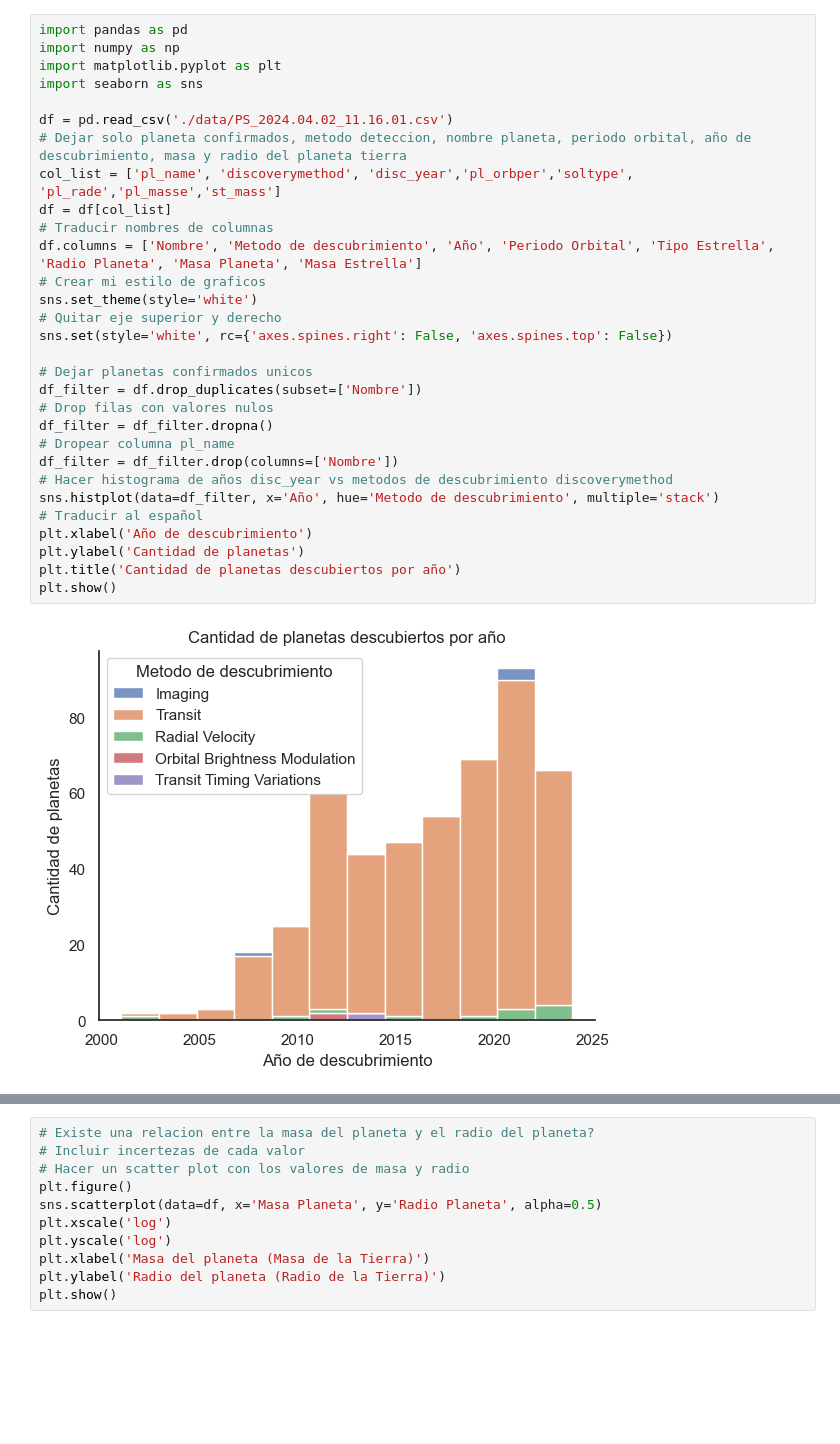
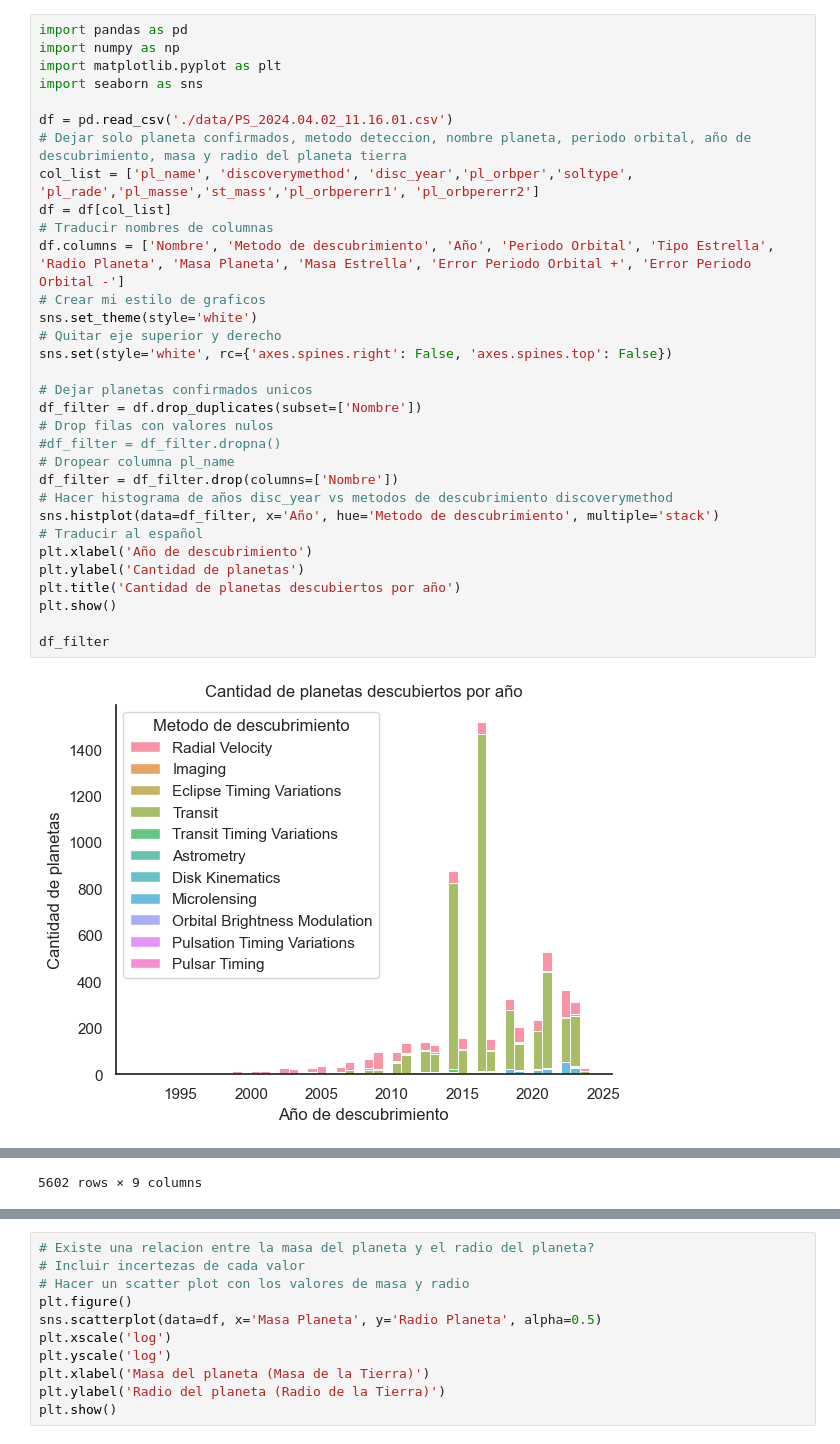
Before and after one commit to IsraelHuentecura/visualizacion_de_datos, a Jupyter notebook: Clase_10_planetas.ipynb, the cells around one changed output, grey strips where cells are left out. Cells and saved outputs as stored; diff of their text form; blank space fills up the shorter version.

```diff
--- a/Clase_10_planetas.ipynb
+++ b/Clase_10_planetas.ipynb
@@ -1,32 +1,34 @@
 # %%
 import pandas as pd
 import numpy as np
 import matplotlib.pyplot as plt
 import seaborn as sns
 
 df = pd.read_csv('./data/PS_2024.04.02_11.16.01.csv')
 # Dejar solo planeta confirmados, metodo deteccion, nombre planeta, periodo orbital, año de descubrimiento, masa y radio del planeta tierra
-col_list = ['pl_name', 'discoverymethod', 'disc_year','pl_orbper','soltype', 'pl_rade','pl_masse','st_mass']
+col_list = ['pl_name', 'discoverymethod', 'disc_year','pl_orbper','soltype', 'pl_rade','pl_masse','st_mass','pl_orbpererr1', 'pl_orbpererr2']
 df = df[col_list]
 # Traducir nombres de columnas
-df.columns = ['Nombre', 'Metodo de descubrimiento', 'Año', 'Periodo Orbital', 'Tipo Estrella', 'Radio Planeta', 'Masa Planeta', 'Masa Estrella']
+df.columns = ['Nombre', 'Metodo de descubrimiento', 'Año', 'Periodo Orbital', 'Tipo Estrella', 'Radio Planeta', 'Masa Planeta', 'Masa Estrella', 'Error Periodo Orbital +', 'Error Periodo Orbital -']
 # Crear mi estilo de graficos
 sns.set_theme(style='white')
 # Quitar eje superior y derecho
 sns.set(style='white', rc={'axes.spines.right': False, 'axes.spines.top': False})
 
 # Dejar planetas confirmados unicos
 df_filter = df.drop_duplicates(subset=['Nombre'])
 # Drop filas con valores nulos
-df_filter = df_filter.dropna()
+#df_filter = df_filter.dropna()
 # Dropear columna pl_name
 df_filter = df_filter.drop(columns=['Nombre'])
 # Hacer histograma de años disc_year vs metodos de descubrimiento discoverymethod
 sns.histplot(data=df_filter, x='Año', hue='Metodo de descubrimiento', multiple='stack')
 # Traducir al español
 plt.xlabel('Año de descubrimiento')
 plt.ylabel('Cantidad de planetas')
 plt.title('Cantidad de planetas descubiertos por año')
 plt.show()
+
+df_filter
 # %% [output]
-[figure, old version]
+[figure, new version]
@@ -33,3 +47,4 @@ plt.show()
+5602 rows × 9 columns
 # %%
 # Cuales son las 3 tecnicas de descubrimiento mas comunes
 comunes_3 = df_filter['Metodo de descubrimiento'].value_counts().head(3)
```
Also changed, not shown: parts of 2 cells of this notebook, 6 other files.
